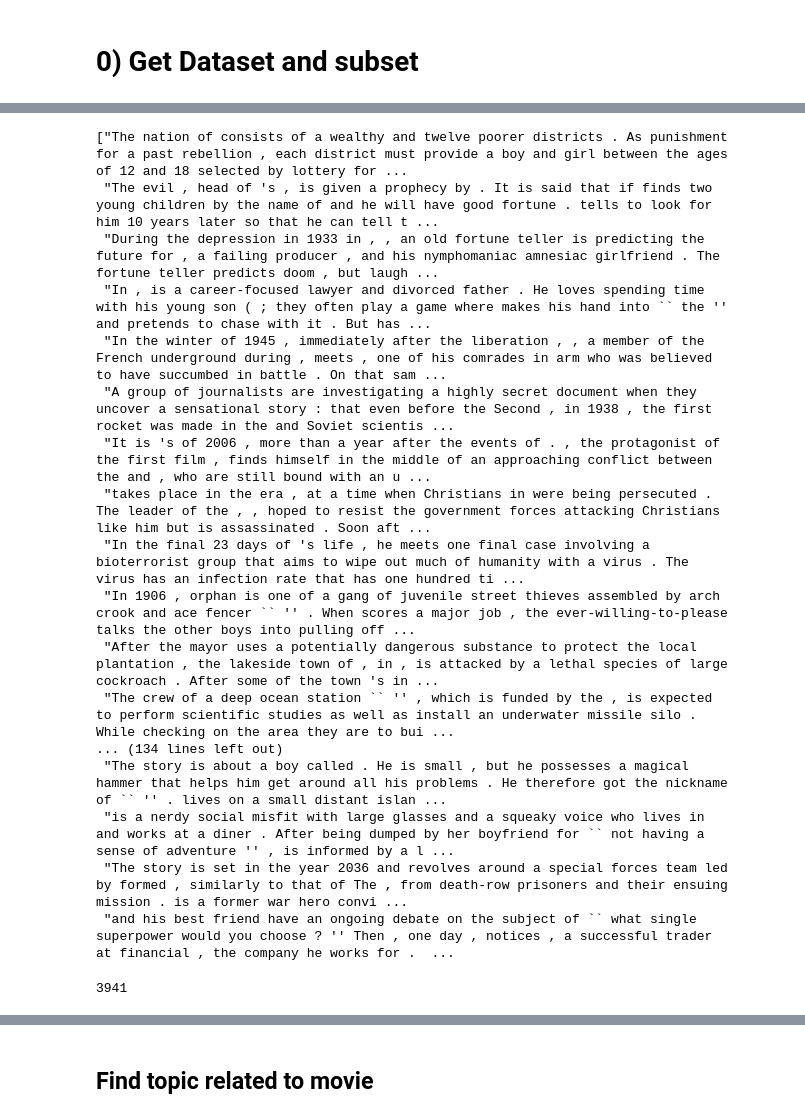
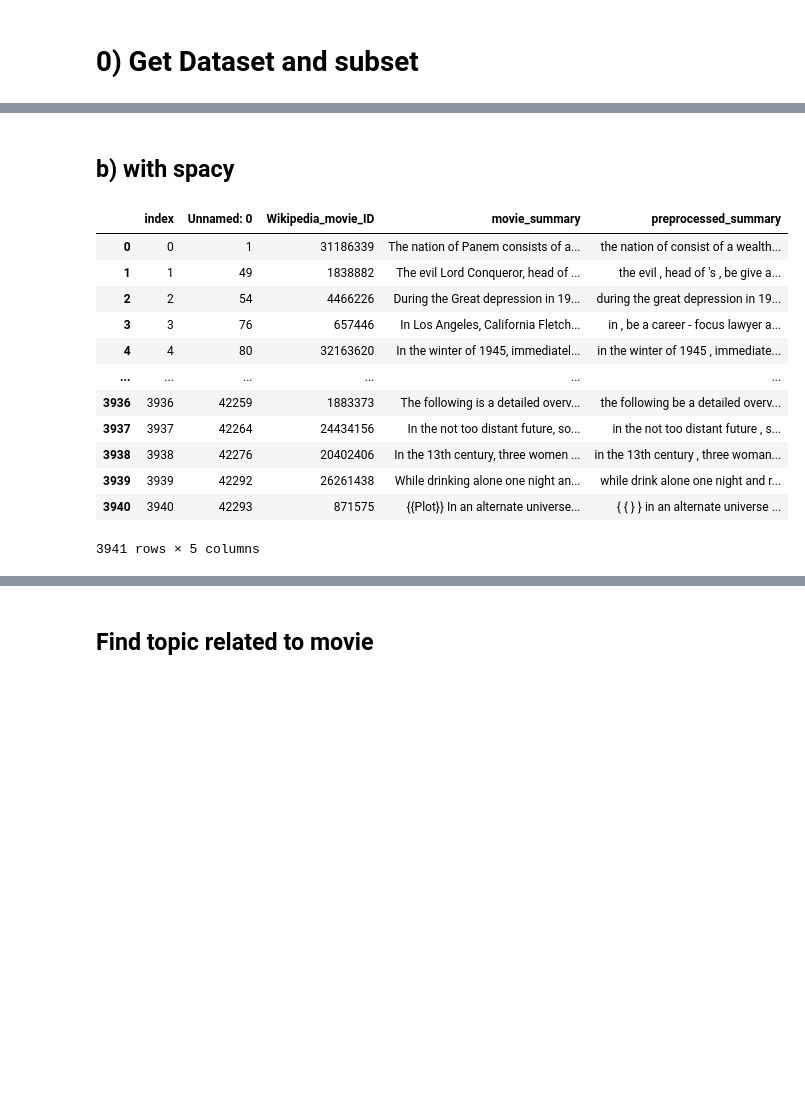
Before and after one commit to epfl-ada/ada-2023-project-thepiratesofthestreet, a Jupyter notebook: Topic_Model_sklearn.ipynb, the cells around one changed output, grey strips where cells are left out. Cells and saved outputs as stored; diff of their text form; code cells hidden in the pictures; blank space fills up the shorter version.

```diff
--- a/Topic_Model_sklearn.ipynb
+++ b/Topic_Model_sklearn.ipynb
@@ -58,30 +69,19 @@ sample_summaries = df_fictional_summaries.copy()
 def filter_names(text):
     tokens = word_tokenize(text)
     tagged_tokens = pos_tag(tokens)
-    filtered_tokens = [token for token, pos in tagged_tokens if pos != 'NNP']
+
+    lemmatizer = WordNetLemmatizer()
+    filtered_tokens = [lemmatizer.lemmatize(token, pos=pos) if pos.startswith('N') else lemmatizer.lemmatize(token) for token, pos in tagged_tokens]
+
     return ' '.join(filtered_tokens)
 
 
 # Preprocess the documents
-preprocessed_sample_summaries = [filter_names(doc) for doc in sample_summaries['movie_summary']]
+preprocessed_summaries = [filter_names(doc) for doc in sample_summaries['movie_summary']]
+
+# Takes up to 3-4 minutes
-# %% [output]
-["The nation of consists of a wealthy and twelve poorer districts . As punishment for a past rebellion , each district must provide a boy and girl between the ages of 12 and 18 selected by lottery for ...
- "The evil , head of 's , is given a prophecy by . It is said that if finds two young children by the name of and he will have good fortune . tells to look for him 10 years later so that he can tell t ...
- "During the depression in 1933 in , , an old fortune teller is predicting the future for , a failing producer , and his nymphomaniac amnesiac girlfriend . The fortune teller predicts doom , but laugh ...
- "In , is a career-focused lawyer and divorced father . He loves spending time with his young son ( ; they often play a game where makes his hand into `` the '' and pretends to chase with it . But has ...
- "In the winter of 1945 , immediately after the liberation , , a member of the French underground during , meets , one of his comrades in arm who was believed to have succumbed in battle . On that sam ...
- "A group of journalists are investigating a highly secret document when they uncover a sensational story : that even before the Second , in 1938 , the first rocket was made in the and Soviet scientis ...
- "It is 's of 2006 , more than a year after the events of . , the protagonist of the first film , finds himself in the middle of an approaching conflict between the and , who are still bound with an u ...
- "takes place in the era , at a time when Christians in were being persecuted . The leader of the , , hoped to resist the government forces attacking Christians like him but is assassinated . Soon aft ...
- "In the final 23 days of 's life , he meets one final case involving a bioterrorist group that aims to wipe out much of humanity with a virus . The virus has an infection rate that has one hundred ti ...
- "In 1906 , orphan is one of a gang of juvenile street thieves assembled by arch crook and ace fencer `` '' . When scores a major job , the ever-willing-to-please talks the other boys into pulling off ...
- "After the mayor uses a potentially dangerous substance to protect the local plantation , the lakeside town of , in , is attacked by a lethal species of large cockroach . After some of the town 's in ...
- "The crew of a deep ocean station `` '' , which is funded by the , is expected to perform scientific studies as well as install an underwater missile silo . While checking on the area they are to bui ...
-... (134 lines left out)
- "The story is about a boy called . He is small , but he possesses a magical hammer that helps him get around all his problems . He therefore got the nickname of `` '' . lives on a small distant islan ...
- "is a nerdy social misfit with large glasses and a squeaky voice who lives in and works at a diner . After being dumped by her boyfriend for `` not having a sense of adventure '' , is informed by a l ...
- "The story is set in the year 2036 and revolves around a special forces team led by formed , similarly to that of The , from death-row prisoners and their ensuing mission . is a former war hero convi ...
- "and his best friend have an ongoing debate on the subject of `` what single superpower would you choose ? '' Then , one day , notices , a successful trader at financial , the company he works for .  ...
+# %% [markdown]
+## b) with spacy
 # %%
 nlp = spacy.load("en_core_web_sm")
 
@@ -108,4 +95,0 @@ elif read_csv:
-# %%
-len(preprocessed_sample_summaries)
-# %% [output]
-3941
@@ -120,0 +96,20 @@ def custom_tokenizer(text):
+# %%
+preprocessed_summaries_df = df_fictional_summaries.copy().reset_index()
+preprocessed_summaries_df['preprocessed_summary'] = preprocessed_summaries
+preprocessed_summaries_df
+
+# takes around 1min30
+# %% [output]
+|  | index | Unnamed: 0 | Wikipedia_movie_ID | movie_summary | preprocessed_summary |
+| 0 | 0 | 1 | 31186339 | The nation of Panem consists of a... | the nation of consist of a wealth... |
+| 1 | 1 | 49 | 1838882 | The evil Lord Conqueror, head of ... | the evil , head of 's , be give a... |
+| 2 | 2 | 54 | 4466226 | During the Great depression in 19... | during the great depression in 19... |
+| 3 | 3 | 76 | 657446 | In Los Angeles, California Fletch... | in , be a career - focus lawyer a... |
+| 4 | 4 | 80 | 32163620 | In the winter of 1945, immediatel... | in the winter of 1945 , immediate... |
+| ... | ... | ... | ... | ... | ... |
+| 3936 | 3936 | 42259 | 1883373 | The following is a detailed overv... | the following be a detailed overv... |
+| 3937 | 3937 | 42264 | 24434156 | In the not too distant future, so... | in the not too distant future , s... |
+| 3938 | 3938 | 42276 | 20402406 | In the 13th century, three women ... | in the 13th century , three woman... |
+| 3939 | 3939 | 42292 | 26261438 | While drinking alone one night an... | while drink alone one night and r... |
+| 3940 | 3940 | 42293 | 871575 | {{Plot}} In an alternate universe... | { { } } in an alternate universe ... |
+3941 rows × 5 columns
```
Also changed, not shown: parts of 19 cells of this notebook, 3 other files.
